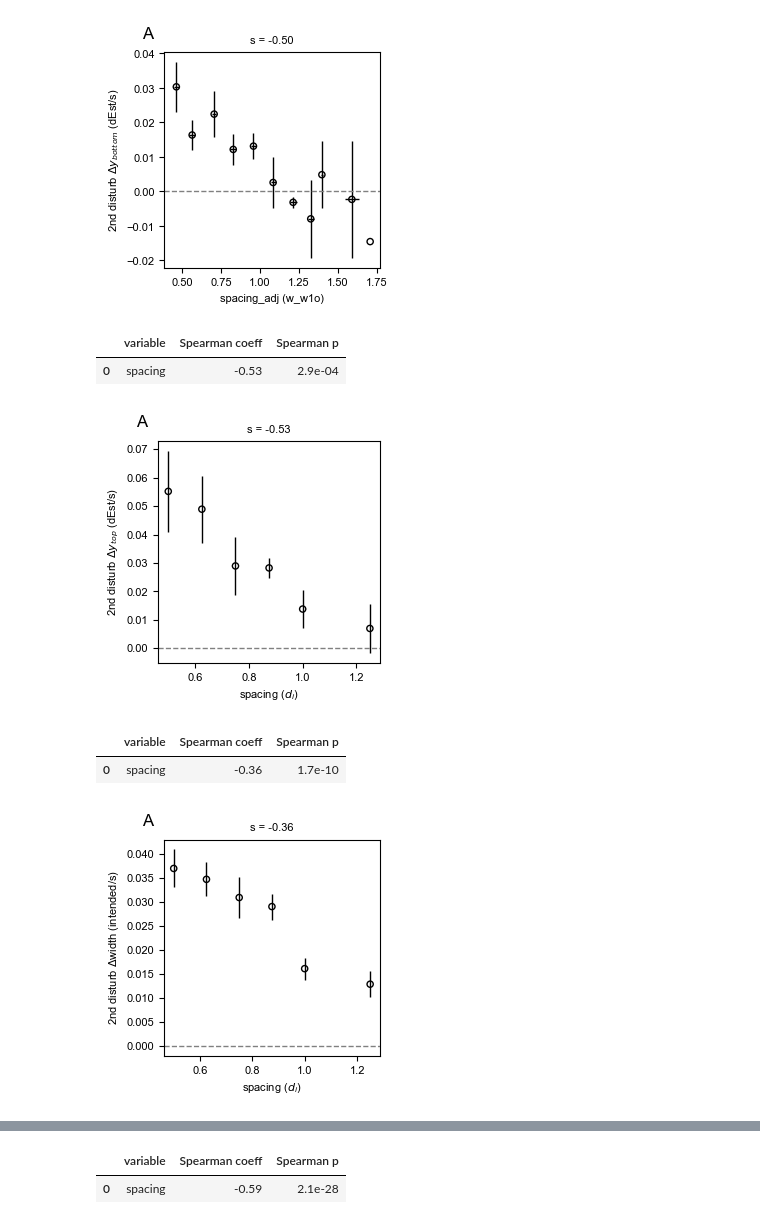
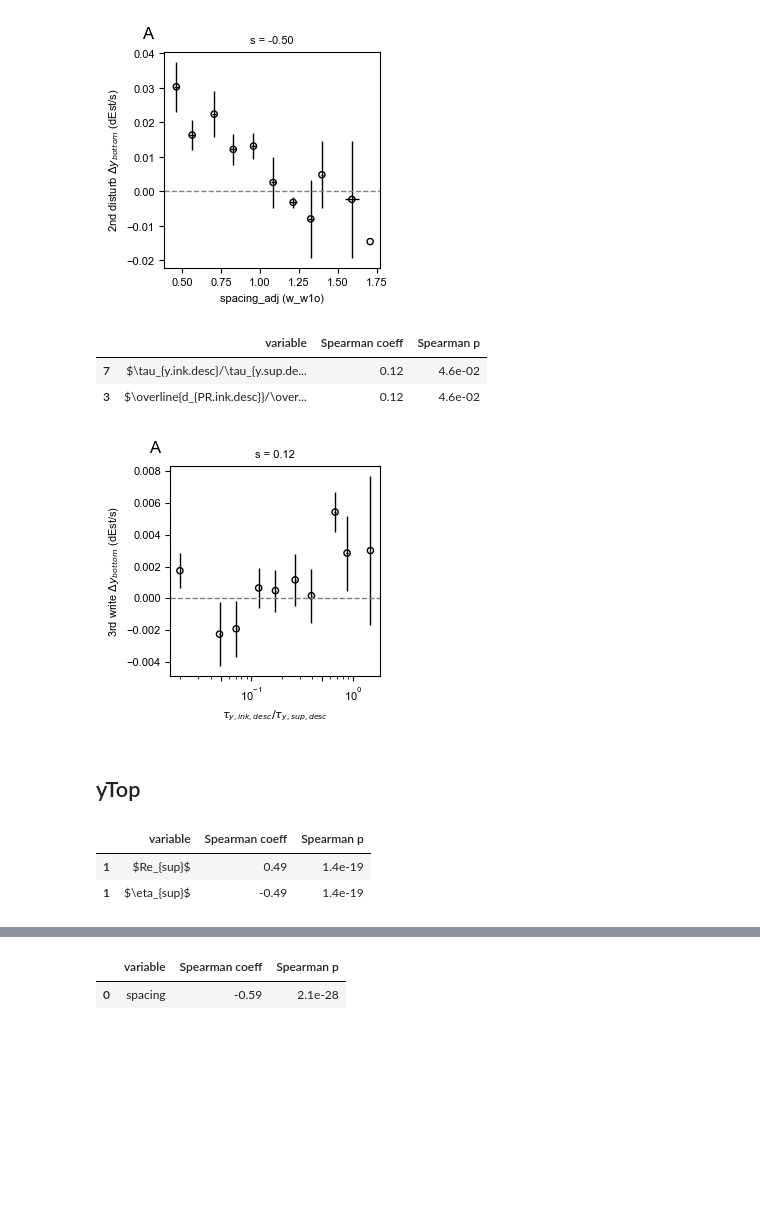
Before and after one commit to usnistgov/embedded3DPvids, a Jupyter notebook: ipynb/singleDoubleTriple/6_summary_xsy.ipynb, the cells around one changed output, grey strips where cells are left out. Drawn from its saved outputs; the diff is of its cells as text; code cells hidden in the pictures; blank space fills up the shorter version.

```diff
--- a/ipynb/singleDoubleTriple/6_summary_xsy.ipynb
+++ b/ipynb/singleDoubleTriple/6_summary_xsy.ipynb
@@ -161,19 +255,22 @@ display(rgt.df)
 |  | variable | Spearman coeff | Spearman p |
 | 1 | spacing_adj | -0.50 | 8.6e-04 |
 [figure]
+# %%
+rgt = mp.regressionTableSDT(ms, ms.ss, 'delta_yBot_write3', logy=False, printOut=False,  package='pgfplot'
+                            , plot=True, yideal=me.ideals(), plotType='paper', export=False, exportFolder=os.path.join(cfg.path.fig, 'SDT'))
+display(rgt.df)
+# %% [output]
+|  | variable | Spearman coeff | Spearman p |
+| 7 | $\tau_{y.ink.desc}/\tau_{y.sup.de... | 0.12 | 4.6e-02 |
+| 3 | $\overline{d_{PR.ink.desc}}/\over... | 0.12 | 4.6e-02 |
+[figure]
+# %% [markdown]
+## yTop
 # %%
-rgt = mp.regressionTableSDT(ms, ms.ss[ms.ss.int_Ca<1], 'delta_yTop_disturb2',  logy=False, printOut=False,  package='pgfplot'
+rgt = mp.regressionTableSDT(ms, ms.ss, 'delta_yTop_disturb1',  logy=False, printOut=False,  package='pgfplot'
                             , plot=True, yideal=me.ideals(), plotType='paper', export=False, exportFolder=os.path.join(cfg.path.fig, 'SDT'))
 display(rgt.df)
 # %% [output]
 |  | variable | Spearman coeff | Spearman p |
-| 0 | spacing | -0.53 | 2.9e-04 |
+| 1 | $Re_{sup}$ | 0.49 | 1.4e-19 |
+| 1 | $\eta_{sup}$ | -0.49 | 1.4e-19 |
-[figure, removed]
-# %%
-rgt = mp.regressionTableSDT(ms, ms.ss, 'delta_w_disturb2',  logy=False, printOut=False,  package='pgfplot'
-                            , plot=True, yideal=me.ideals(), plotType='paper', export=False, exportFolder=os.path.join(cfg.path.fig, 'SDT'))
-display(rgt.df)
-# %% [output]
-|  | variable | Spearman coeff | Spearman p |
-| 0 | spacing | -0.36 | 1.7e-10 |
-[figure]
```
Also changed, not shown: parts of 23 cells of this notebook, 15 other files.
